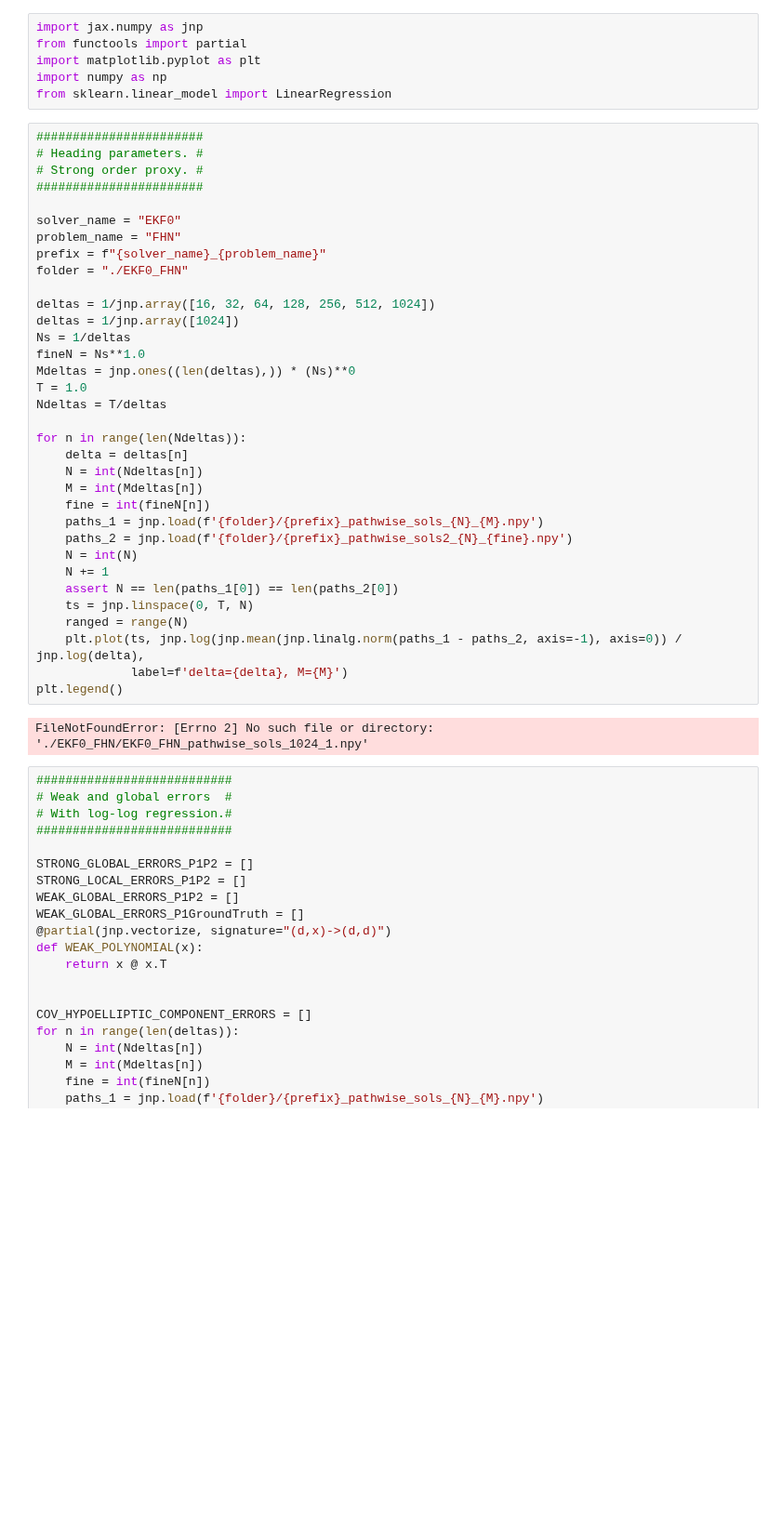
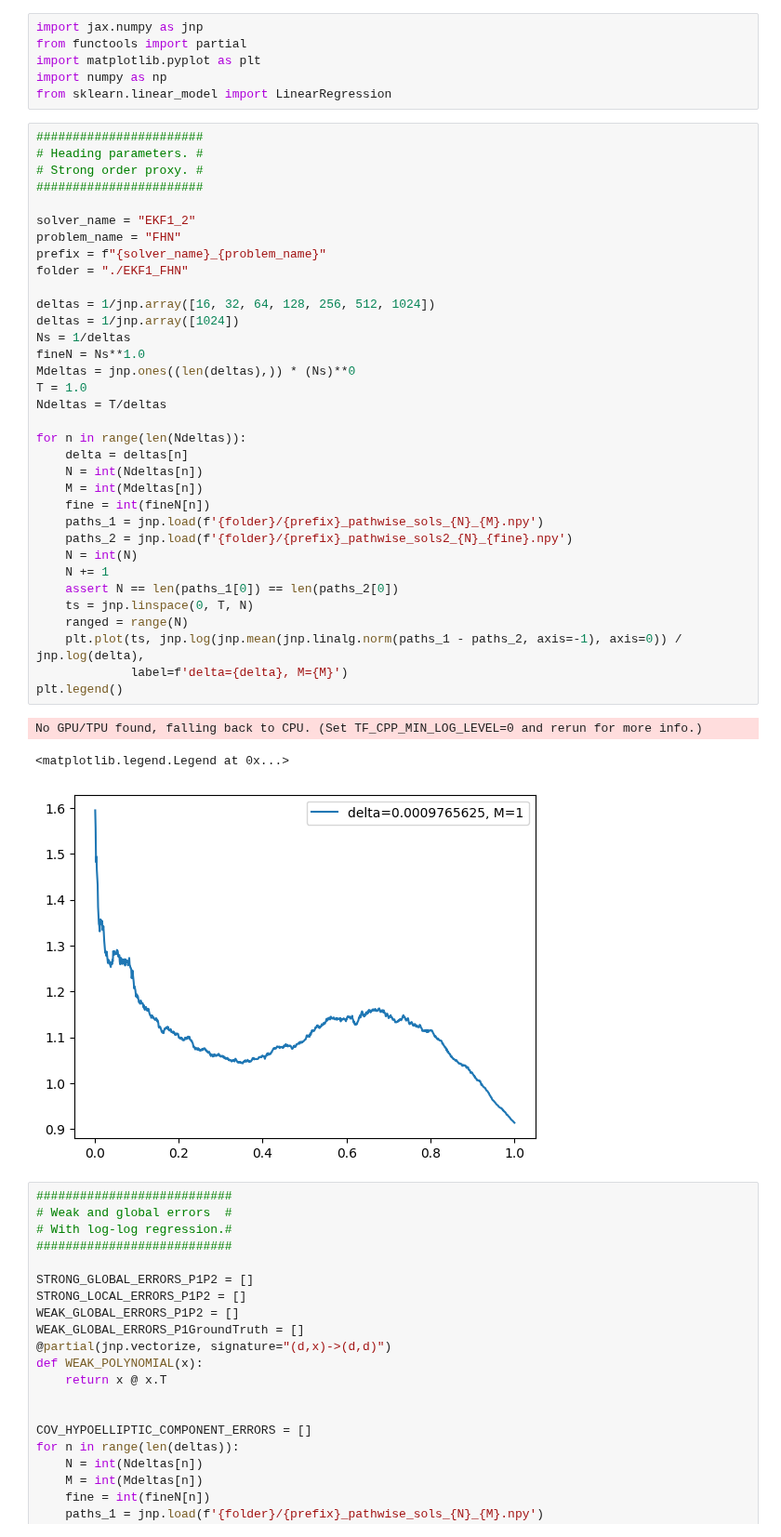
Before and after one commit to ylefay/bayesianSDEsolver, a Jupyter notebook: scripts/Untitled.ipynb, the cells around one changed output. Shown at 93% size. Cells and saved outputs as stored; diff of their text form; blank space fills up the shorter version.

```diff
--- a/scripts/Untitled.ipynb
+++ b/scripts/Untitled.ipynb
@@ -10,36 +10,38 @@ from sklearn.linear_model import LinearRegression
 # Strong order proxy. #
 #######################
 
-solver_name = "EKF0"
+solver_name = "EKF1_2"
 problem_name = "FHN"
 prefix = f"{solver_name}_{problem_name}"
-folder = "./EKF0_FHN"
+folder = "./EKF1_FHN"
 
 deltas = 1/jnp.array([16, 32, 64, 128, 256, 512, 1024])
 deltas = 1/jnp.array([1024])
 Ns = 1/deltas
 fineN = Ns**1.0
 Mdeltas = jnp.ones((len(deltas),)) * (Ns)**0
 T = 1.0
 Ndeltas = T/deltas
 
 for n in range(len(Ndeltas)):
     delta = deltas[n]
     N = int(Ndeltas[n])
     M = int(Mdeltas[n])
     fine = int(fineN[n])
     paths_1 = jnp.load(f'{folder}/{prefix}_pathwise_sols_{N}_{M}.npy')
     paths_2 = jnp.load(f'{folder}/{prefix}_pathwise_sols2_{N}_{fine}.npy')
     N = int(N)
     N += 1
     assert N == len(paths_1[0]) == len(paths_2[0])
     ts = jnp.linspace(0, T, N)
     ranged = range(N)
     plt.plot(ts, jnp.log(jnp.mean(jnp.linalg.norm(paths_1 - paths_2, axis=-1), axis=0)) / jnp.log(delta),
              label=f'delta={delta}, M={M}')
 plt.legend()
 # %% [output]
-FileNotFoundError: [Errno 2] No such file or directory: './EKF0_FHN/EKF0_FHN_pathwise_sols_1024_1.npy'
+No GPU/TPU found, falling back to CPU. (Set TF_CPP_MIN_LOG_LEVEL=0 and rerun for more info.)
+<matplotlib.legend.Legend at 0x...>
+[figure, added]
 # %%
 ###########################
 # Weak and global errors  #
```
Also changed, not shown: parts of 2 cells of this notebook, 10 other files.
